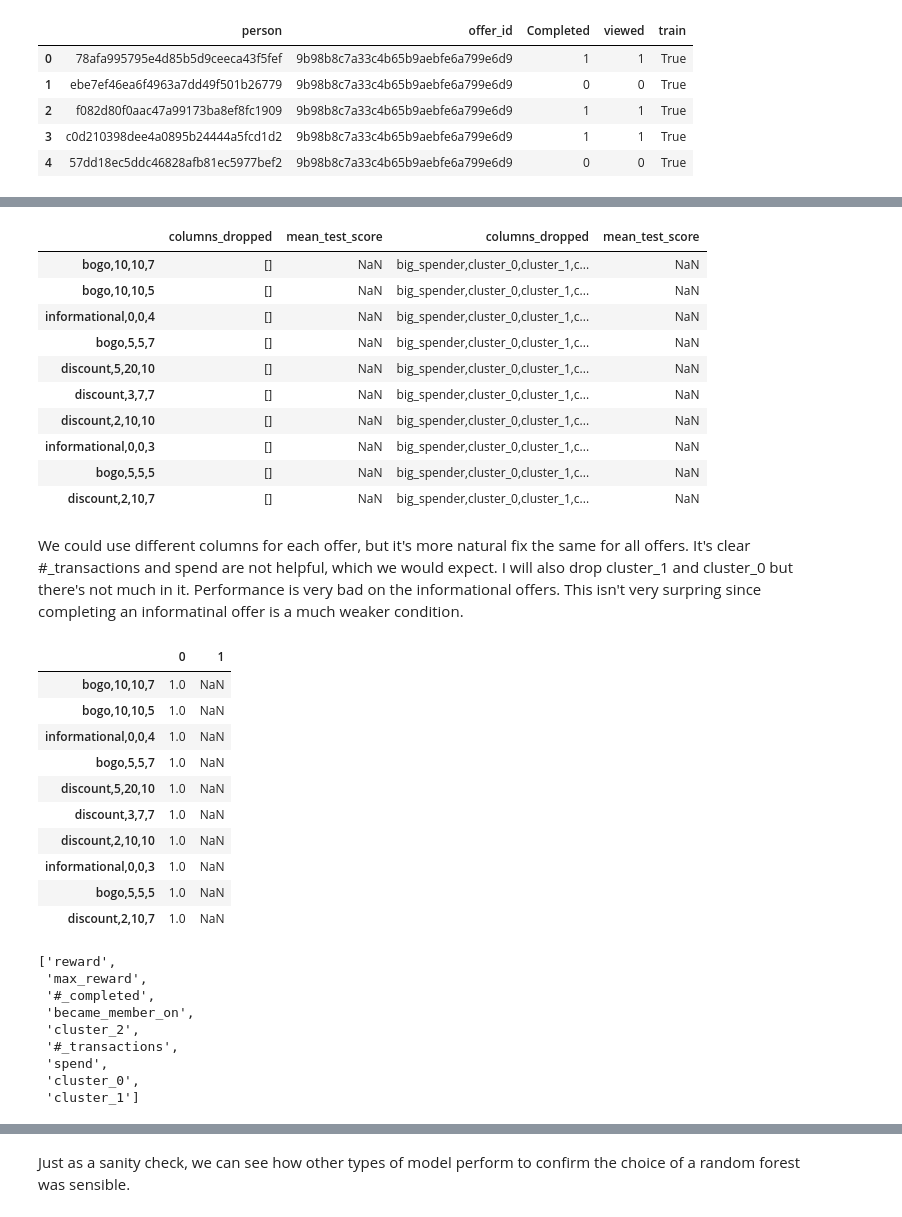
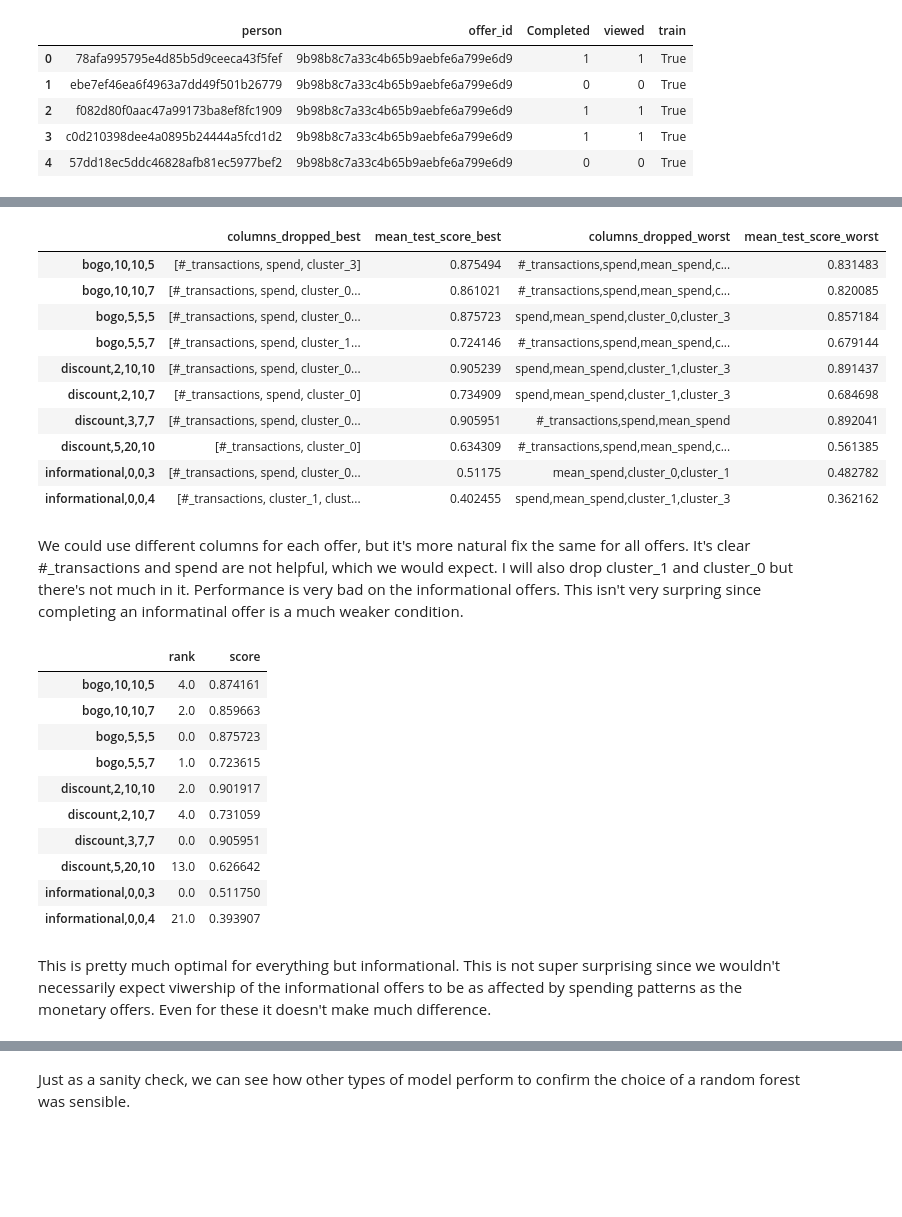
Before and after one commit to Stigant/Starbucks-Project, a Jupyter notebook: Starbucks_Capstone_notebook.ipynb, the cells around one changed output, grey strips where cells are left out. Saved outputs shown, nothing was run; the diff lists cells and outputs as text; code cells hidden in the pictures; blank space fills up the shorter version.

```diff
--- a/Starbucks_Capstone_notebook.ipynb
+++ b/Starbucks_Capstone_notebook.ipynb
@@ -537,10 +518,10 @@ clf=IPipe([
 # %%
 clf_pipe= Pipeline([
     ('offer_data', FunctionTransformer(drop_cols([]))),
-    ('clf', clf)
+    ('clf', MultiOutputClassifier(clf))
 ])
 # %%
-col_choices=['#_transactions', 'spend', 'mean_spend', 'big_spender']+list(
+col_choices=['#_transactions', 'spend', 'mean_spend']+list(
     profile.drop(profile_train_cols, axis=1).columns[-3:])
 col_choices=[[list(x) for x in itertools.combinations(col_choices, k)] for k in range(0,5)]
 
@@ -605,49 +591,40 @@ for offer in portfolio.index:
 # %%
 best_res_df=pd.DataFrame(best_res_dict).transpose().rename(columns={'index':'columns_dropped'})
 best_res_df.columns_dropped=best_res_df.columns_dropped.str.split(',')
 worst_res_df=pd.DataFrame(worst_res_dict).transpose().rename(columns={'index':'columns_dropped'})
-pd.concat([best_res_df[['columns_dropped','mean_test_score']],
-           worst_res_df[['columns_dropped','mean_test_score']]], axis=1)
+best_res_df[['columns_dropped','mean_test_score']].merge(worst_res_df[['columns_dropped','mean_test_score']], left_index=True,
+                                                         right_index=True, suffixes=('_best', '_worst')).sort_index()
 # %% [output]
-|  | columns_dropped | mean_test_score | columns_dropped | mean_test_score |
-| bogo,10,10,7 | [] | NaN | big_spender,cluster_0,cluster_1,c... | NaN |
-| bogo,10,10,5 | [] | NaN | big_spender,cluster_0,cluster_1,c... | NaN |
-| informational,0,0,4 | [] | NaN | big_spender,cluster_0,cluster_1,c... | NaN |
-| bogo,5,5,7 | [] | NaN | big_spender,cluster_0,cluster_1,c... | NaN |
-| discount,5,20,10 | [] | NaN | big_spender,cluster_0,cluster_1,c... | NaN |
-| discount,3,7,7 | [] | NaN | big_spender,cluster_0,cluster_1,c... | NaN |
-| discount,2,10,10 | [] | NaN | big_spender,cluster_0,cluster_1,c... | NaN |
-| informational,0,0,3 | [] | NaN | big_spender,cluster_0,cluster_1,c... | NaN |
-| bogo,5,5,5 | [] | NaN | big_spender,cluster_0,cluster_1,c... | NaN |
-| discount,2,10,7 | [] | NaN | big_spender,cluster_0,cluster_1,c... | NaN |
+|  | columns_dropped_best | mean_test_score_best | columns_dropped_worst | mean_test_score_worst |
+| bogo,10,10,5 | [#_transactions, spend, cluster_3] | 0.875494 | #_transactions,spend,mean_spend,c... | 0.831483 |
+| bogo,10,10,7 | [#_transactions, spend, cluster_0... | 0.861021 | #_transactions,spend,mean_spend,c... | 0.820085 |
+| bogo,5,5,5 | [#_transactions, spend, cluster_0... | 0.875723 | spend,mean_spend,cluster_0,cluster_3 | 0.857184 |
+| bogo,5,5,7 | [#_transactions, spend, cluster_1... | 0.724146 | #_transactions,spend,mean_spend,c... | 0.679144 |
+| discount,2,10,10 | [#_transactions, spend, cluster_0... | 0.905239 | spend,mean_spend,cluster_1,cluster_3 | 0.891437 |
+| discount,2,10,7 | [#_transactions, spend, cluster_0] | 0.734909 | spend,mean_spend,cluster_1,cluster_3 | 0.684698 |
+| discount,3,7,7 | [#_transactions, spend, cluster_0... | 0.905951 | #_transactions,spend,mean_spend | 0.892041 |
+| discount,5,20,10 | [#_transactions, cluster_0] | 0.634309 | #_transactions,spend,mean_spend,c... | 0.561385 |
+| informational,0,0,3 | [#_transactions, spend, cluster_0... | 0.51175 | mean_spend,cluster_0,cluster_1 | 0.482782 |
+| informational,0,0,4 | [#_transactions, cluster_1, clust... | 0.402455 | spend,mean_spend,cluster_1,cluster_3 | 0.362162 |
 # %% [markdown]
 We could use different columns for each offer, but it's more natural fix the same for all offers. It's clear #_transactions and spend are not helpful, which we would expect. I will also drop cluster_1 and cluster_0 but there's not much in it. Performance is very bad on the informational offers. This isn't very surpring since completing an informatinal offer is a much weaker condition.
 # %%
 pd.DataFrame({offer:res_df.loc[res_df['index']=='#_transactions,spend,cluster_0,cluster_1',
-                          'mean_test_score'].reset_index().values[0] for offer,res_df in res_dict.items()}).transpose()
+                'mean_test_score'].reset_index().values[0] for offer,res_df in res_dict.items()},
+            index=['rank','score']).transpose().sort_index()
 # %% [output]
-|  | 0 | 1 |
-| bogo,10,10,7 | 1.0 | NaN |
-| bogo,10,10,5 | 1.0 | NaN |
-| informational,0,0,4 | 1.0 | NaN |
-| bogo,5,5,7 | 1.0 | NaN |
-| discount,5,20,10 | 1.0 | NaN |
-| discount,3,7,7 | 1.0 | NaN |
-| discount,2,10,10 | 1.0 | NaN |
-| informational,0,0,3 | 1.0 | NaN |
-| bogo,5,5,5 | 1.0 | NaN |
-| discount,2,10,7 | 1.0 | NaN |
+|  | rank | score |
+| bogo,10,10,5 | 4.0 | 0.874161 |
+| bogo,10,10,7 | 2.0 | 0.859663 |
+| bogo,5,5,5 | 0.0 | 0.875723 |
+| bogo,5,5,7 | 1.0 | 0.723615 |
+| discount,2,10,10 | 2.0 | 0.901917 |
+| discount,2,10,7 | 4.0 | 0.731059 |
+| discount,3,7,7 | 0.0 | 0.905951 |
+| discount,5,20,10 | 13.0 | 0.626642 |
+| informational,0,0,3 | 0.0 | 0.511750 |
+| informational,0,0,4 | 21.0 | 0.393907 |
+# %% [markdown]
+This is pretty much optimal for everything but informational. This is not super surprising since we wouldn't necessarily expect viwership of the informational offers to be as affected by spending patterns as the monetary offers. Even for these it doesn't make much difference.
 # %%
 profile_train_cols+=['#_transactions','spend','cluster_0','cluster_1']
-# %%
-profile_train_cols
-# %% [output]
-['reward',
- 'max_reward',
- '#_completed',
- 'became_member_on',
- 'cluster_2',
- '#_transactions',
- 'spend',
- 'cluster_0',
- 'cluster_1']
```
Also changed, not shown: parts of 63 cells of this notebook.
